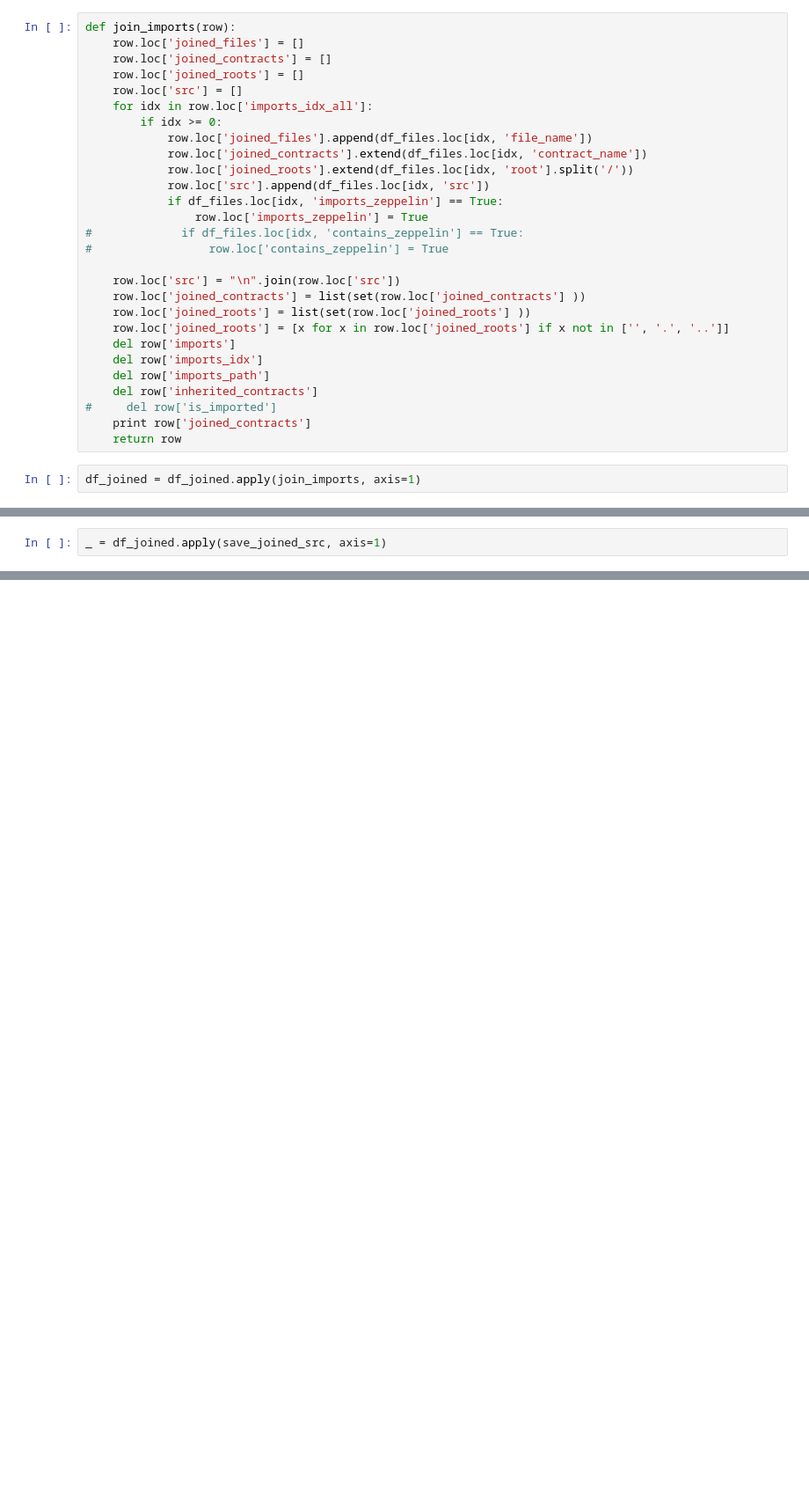
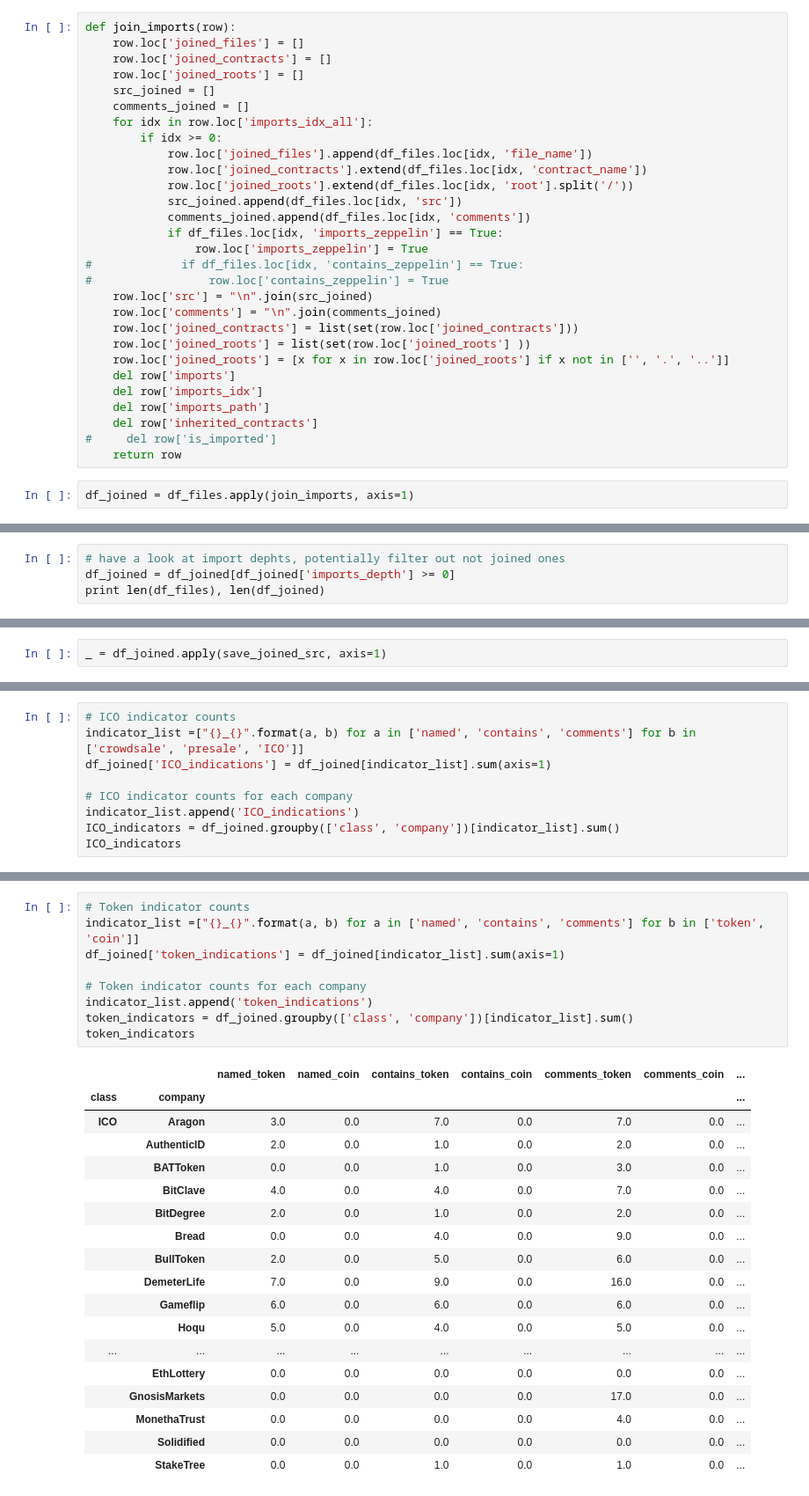
Before and after one commit to Orionarm2018/contract-complexity, a Jupyter notebook: data_wrangling.ipynb, the cells around one changed output, grey strips where cells are left out. Shown at 88% size. Drawn from its saved outputs; the diff is of its cells as text; blank space fills up the shorter version.

Commit message:
new contracts merging finished

```diff
--- a/data_wrangling.ipynb
+++ b/data_wrangling.ipynb
@@ -495,20 +476,22 @@ def join_imports(row):
     row.loc['joined_files'] = []
     row.loc['joined_contracts'] = []
     row.loc['joined_roots'] = []
-    row.loc['src'] = []
+    src_joined = []
+    comments_joined = []
     for idx in row.loc['imports_idx_all']:
         if idx >= 0:
             row.loc['joined_files'].append(df_files.loc[idx, 'file_name'])
             row.loc['joined_contracts'].extend(df_files.loc[idx, 'contract_name'])
             row.loc['joined_roots'].extend(df_files.loc[idx, 'root'].split('/'))
-            row.loc['src'].append(df_files.loc[idx, 'src'])
+            src_joined.append(df_files.loc[idx, 'src'])
+            comments_joined.append(df_files.loc[idx, 'comments'])
             if df_files.loc[idx, 'imports_zeppelin'] == True:
                 row.loc['imports_zeppelin'] = True
 #             if df_files.loc[idx, 'contains_zeppelin'] == True:
 #                 row.loc['contains_zeppelin'] = True
-
-    row.loc['src'] = "\n".join(row.loc['src'])
-    row.loc['joined_contracts'] = list(set(row.loc['joined_contracts'] ))
+    row.loc['src'] = "\n".join(src_joined)
+    row.loc['comments'] = "\n".join(comments_joined)
+    row.loc['joined_contracts'] = list(set(row.loc['joined_contracts']))
     row.loc['joined_roots'] = list(set(row.loc['joined_roots'] ))
     row.loc['joined_roots'] = [x for x in row.loc['joined_roots'] if x not in ['', '.', '..']]
     del row['imports']
@@ -516,7 +499,6 @@ def join_imports(row):
     del row['imports_path']
     del row['inherited_contracts']
 #     del row['is_imported']
-    print row['joined_contracts']
     return row
 # %%
-df_joined = df_joined.apply(join_imports, axis=1)
+df_joined = df_files.apply(join_imports, axis=1)
@@ -545,0 +505,4 @@ df_joined
+# %%
+# have a look at import dephts, potentially filter out not joined ones
+df_joined = df_joined[df_joined['imports_depth'] >= 0]
+print len(df_files), len(df_joined)
@@ -573,0 +579,9 @@ _ = df_joined.apply(save_joined_src, axis=1)
+# %%
+# ICO indicator counts
+indicator_list =["{}_{}".format(a, b) for a in ['named', 'contains', 'comments'] for b in ['crowdsale', 'presale', 'ICO']]
+df_joined['ICO_indications'] = df_joined[indicator_list].sum(axis=1)
+
+# ICO indicator counts for each company
+indicator_list.append('ICO_indications')
+ICO_indicators = df_joined.groupby(['class', 'company'])[indicator_list].sum()
+ICO_indicators
@@ -573,0 +590,28 @@ _ = df_joined.apply(save_joined_src, axis=1)
+# %%
+# Token indicator counts
+indicator_list =["{}_{}".format(a, b) for a in ['named', 'contains', 'comments'] for b in ['token', 'coin']]
+df_joined['token_indications'] = df_joined[indicator_list].sum(axis=1)
+
+# Token indicator counts for each company
+indicator_list.append('token_indications')
+token_indicators = df_joined.groupby(['class', 'company'])[indicator_list].sum()
+token_indicators
+# %% [output]
+|  |  | named_token | named_coin | contains_token | contains_coin | comments_token | comments_coin | ... |
+| class | company |  |  |  |  |  |  | ... |
+| ICO | Aragon | 3.0 | 0.0 | 7.0 | 0.0 | 7.0 | 0.0 | ... |
+|  | AuthenticID | 2.0 | 0.0 | 1.0 | 0.0 | 2.0 | 0.0 | ... |
+|  | BATToken | 0.0 | 0.0 | 1.0 | 0.0 | 3.0 | 0.0 | ... |
+|  | BitClave | 4.0 | 0.0 | 4.0 | 0.0 | 7.0 | 0.0 | ... |
+|  | BitDegree | 2.0 | 0.0 | 1.0 | 0.0 | 2.0 | 0.0 | ... |
+|  | Bread | 0.0 | 0.0 | 4.0 | 0.0 | 9.0 | 0.0 | ... |
+|  | BullToken | 2.0 | 0.0 | 5.0 | 0.0 | 6.0 | 0.0 | ... |
+|  | DemeterLife | 7.0 | 0.0 | 9.0 | 0.0 | 16.0 | 0.0 | ... |
+|  | Gameflip | 6.0 | 0.0 | 6.0 | 0.0 | 6.0 | 0.0 | ... |
+|  | Hoqu | 5.0 | 0.0 | 4.0 | 0.0 | 5.0 | 0.0 | ... |
+| ... | ... | ... | ... | ... | ... | ... | ... | ... |
+|  | EthLottery | 0.0 | 0.0 | 0.0 | 0.0 | 0.0 | 0.0 | ... |
+|  | GnosisMarkets | 0.0 | 0.0 | 0.0 | 0.0 | 17.0 | 0.0 | ... |
+|  | MonethaTrust | 0.0 | 0.0 | 0.0 | 0.0 | 4.0 | 0.0 | ... |
+|  | Solidified | 0.0 | 0.0 | 0.0 | 0.0 | 0.0 | 0.0 | ... |
+|  | StakeTree | 0.0 | 0.0 | 1.0 | 0.0 | 1.0 | 0.0 | ... |
```
Also changed, not shown: parts of 25 cells of this notebook.
